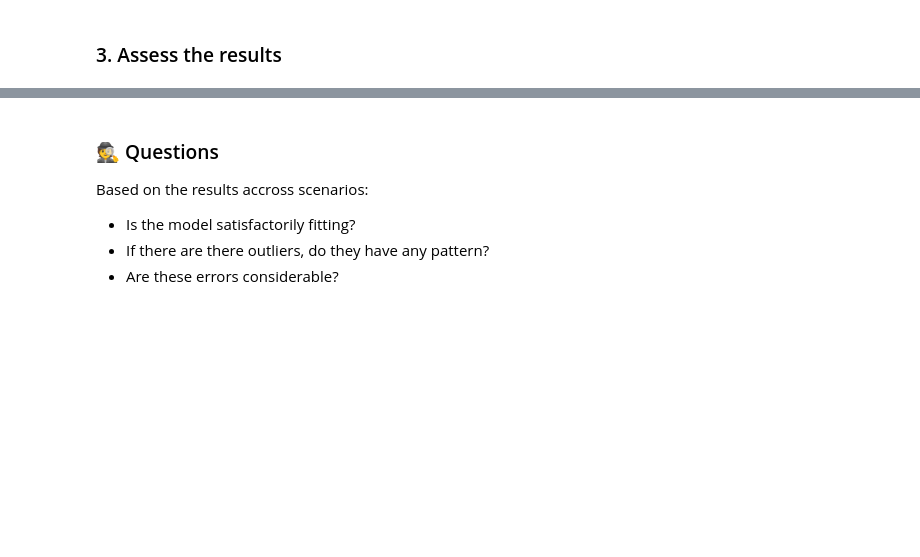
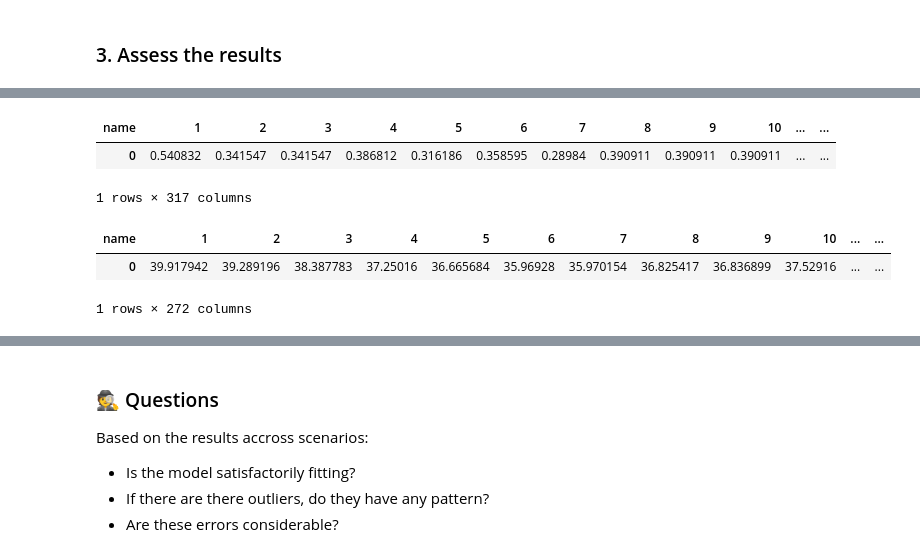
Before and after one commit to alextremo0205/MUDE_ML_Optimization_Project, a Jupyter notebook: 4_2.4_ML_Metamodel_in_GA.ipynb, the cells around one changed output, grey strips where cells are left out. Saved outputs shown, nothing was run; the diff lists cells and outputs as text; code cells hidden in the pictures; blank space fills up the shorter version.

```diff
--- a/4_2.4_ML_Metamodel_in_GA.ipynb
+++ b/4_2.4_ML_Metamodel_in_GA.ipynb
@@ -269,0 +302,23 @@ pressure_heads = max_target * pressure_tensor.detach().numpy() + node_elevation.
+# %%
+# Modify the water network
+for j, pipe_name in enumerate(wn.pipe_name_list):
+    pipe = wn.get_link(pipe_name)
+    # Modify the water network
+    pipe.diameter = optimal_diameters[j]
+
+#Simulate the individual
+wn.options.hydraulic.demand_model = 'PDD'
+sim = wntr.sim.EpanetSimulator(wn)
+results = sim.run_sim()
+# %%
+results.link['velocity']
+# %% [output]
+| name | 1 | 2 | 3 | 4 | 5 | 6 | 7 | 8 | 9 | 10 | ... | ... |
+| 0 | 0.540832 | 0.341547 | 0.341547 | 0.386812 | 0.316186 | 0.358595 | 0.28984 | 0.390911 | 0.390911 | 0.390911 | ... | ... |
+1 rows × 317 columns
+# %%
+results.node['head']#.min().min()
+# %% [output]
+| name | 1 | 2 | 3 | 4 | 5 | 6 | 7 | 8 | 9 | 10 | ... | ... |
+| 0 | 39.917942 | 39.289196 | 38.387783 | 37.25016 | 36.665684 | 35.96928 | 35.970154 | 36.825417 | 36.836899 | 37.52916 | ... | ... |
+1 rows × 272 columns
```
Also changed, not shown: parts of 13 cells of this notebook, 8 other files.
